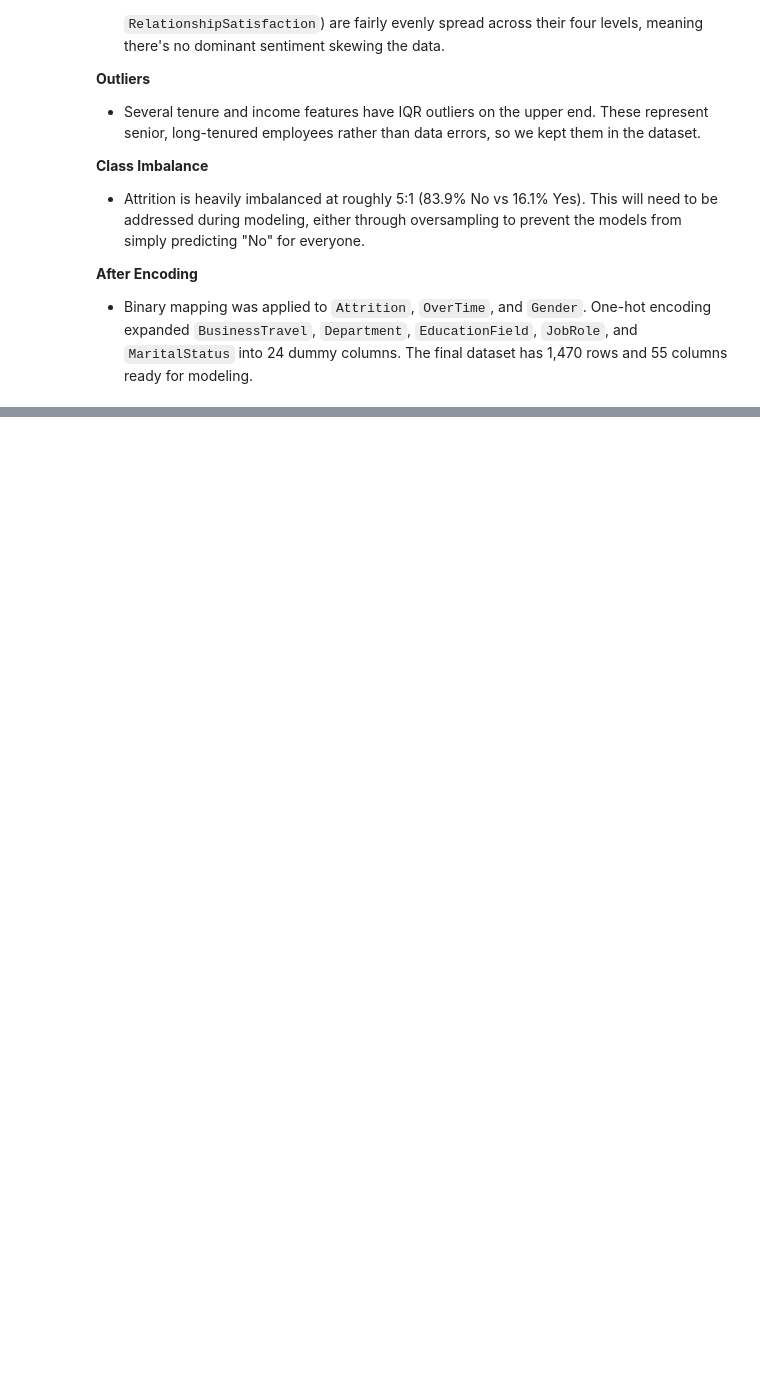
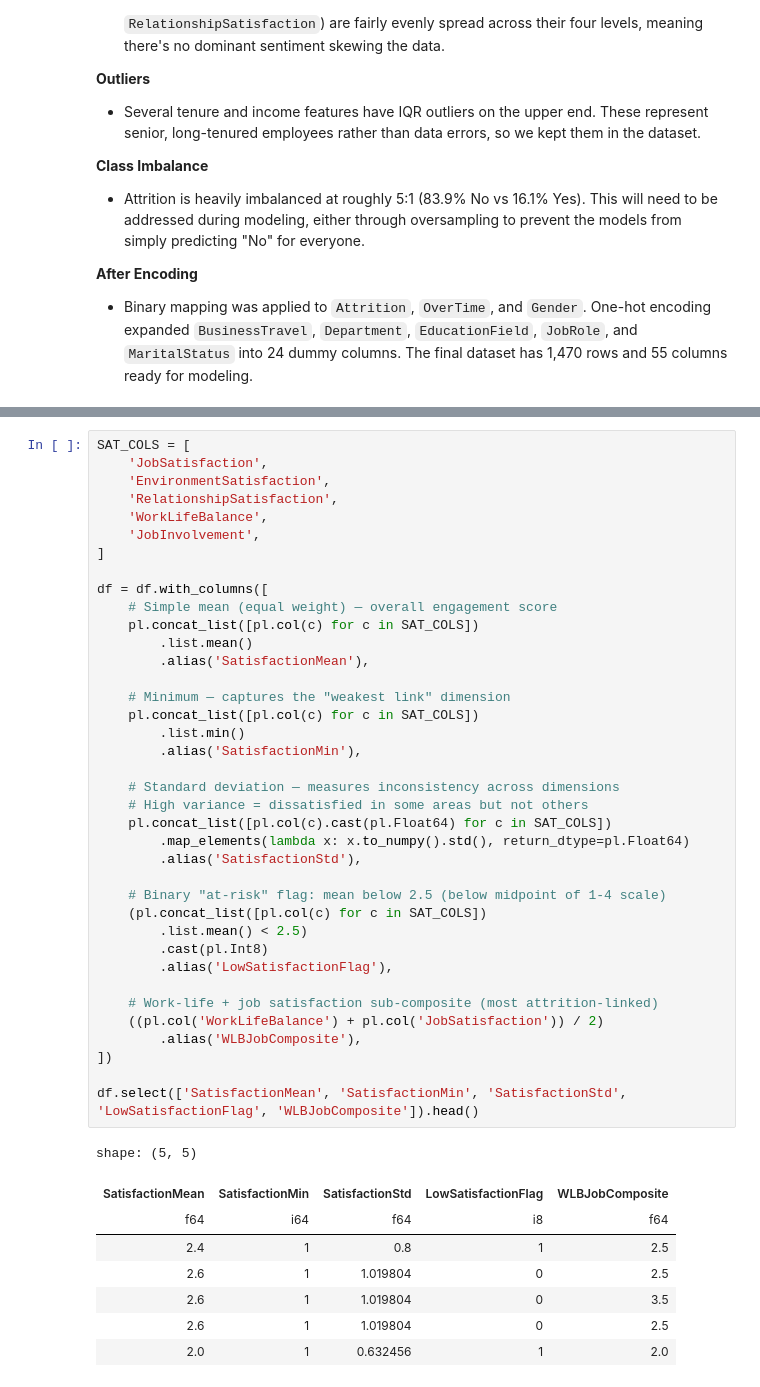
Before and after one commit to BigDataProject8/WorkforceIntelligence, a Jupyter notebook: project-08.ipynb, the cells around one changed output, grey strips where cells are left out. Saved outputs shown, nothing was run; the diff lists cells and outputs as text; blank space fills up the shorter version.

```diff
--- a/project-08.ipynb
+++ b/project-08.ipynb
@@ -428,0 +485,47 @@ Final shape: 1470 rows, 55 columns
+# %%
+SAT_COLS = [
+    'JobSatisfaction',
+    'EnvironmentSatisfaction',
+    'RelationshipSatisfaction',
+    'WorkLifeBalance',
+    'JobInvolvement',
+]
+
+df = df.with_columns([
+    # Simple mean (equal weight) — overall engagement score
+    pl.concat_list([pl.col(c) for c in SAT_COLS])
+        .list.mean()
+        .alias('SatisfactionMean'),
+
+    # Minimum — captures the "weakest link" dimension
+    pl.concat_list([pl.col(c) for c in SAT_COLS])
+        .list.min()
+        .alias('SatisfactionMin'),
+
+    # Standard deviation — measures inconsistency across dimensions
+    # High variance = dissatisfied in some areas but not others
+    pl.concat_list([pl.col(c).cast(pl.Float64) for c in SAT_COLS])
+        .map_elements(lambda x: x.to_numpy().std(), return_dtype=pl.Float64)
+        .alias('SatisfactionStd'),
+
+    # Binary "at-risk" flag: mean below 2.5 (below midpoint of 1-4 scale)
+    (pl.concat_list([pl.col(c) for c in SAT_COLS])
+        .list.mean() < 2.5)
+        .cast(pl.Int8)
+        .alias('LowSatisfactionFlag'),
+
+    # Work-life + job satisfaction sub-composite (most attrition-linked)
+    ((pl.col('WorkLifeBalance') + pl.col('JobSatisfaction')) / 2)
+        .alias('WLBJobComposite'),
+])
+
+df.select(['SatisfactionMean', 'SatisfactionMin', 'SatisfactionStd', 'LowSatisfactionFlag', 'WLBJobComposite']).head()
+# %% [output]
+shape: (5, 5)
+| SatisfactionMean | SatisfactionMin | SatisfactionStd | LowSatisfactionFlag | WLBJobComposite |
+| f64 | i64 | f64 | i8 | f64 |
+| 2.4 | 1 | 0.8 | 1 | 2.5 |
+| 2.6 | 1 | 1.019804 | 0 | 2.5 |
+| 2.6 | 1 | 1.019804 | 0 | 3.5 |
+| 2.6 | 1 | 1.019804 | 0 | 2.5 |
+| 2.0 | 1 | 0.632456 | 1 | 2.0 |
```
Also changed, not shown: parts of 11 cells of this notebook.
